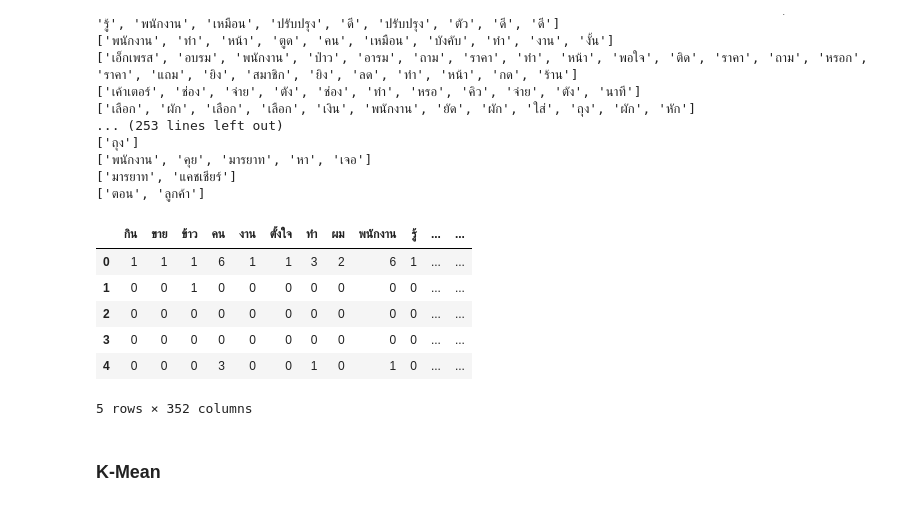
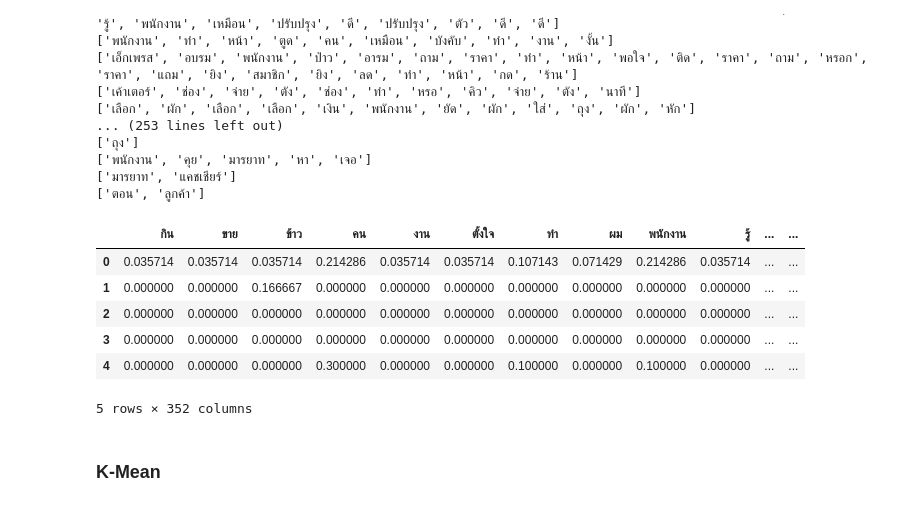
Before and after one commit to kanoonsantikul/online-opinion-topic-clustering, a Jupyter notebook: src/K-Mean.ipynb, the cells around one changed output. Cells and saved outputs as stored; diff of their text form; code cells hidden in the pictures.

Commit message:
k-mean - normalize bag of words by document size

```diff
--- a/src/K-Mean.ipynb
+++ b/src/K-Mean.ipynb
@@ -94,20 +94,24 @@ idx_corpus = temp_corpus
 # %%
 unique_words = [dictionary[id] for id in range(len(dictionary))]
 
-array = numpy.zeros((len_corpus, len(unique_words)), dtype=int)
-for i, vector in enumerate(idx_corpus):
-    for word in vector:
+array = numpy.zeros((len_corpus, len(unique_words)), dtype=float)
+for i, doc in enumerate(idx_corpus):
+    for word in doc:
         array[i, dictionary.token2id[word]] += 1
 
-word_vectors = pandas.DataFrame(array, columns=unique_words, dtype=int)
-word_vectors.head()
+    ## normalization
+    if len(doc) != 0:
+        array[i] = numpy.divide(array[i], len(doc))
+
+bow_corpus = pandas.DataFrame(array, columns=unique_words, dtype=float)
+bow_corpus.head()
 # %% [output]
 |  | กิน | ขาย | ข้าว | คน | งาน | ตั้งใจ | ทำ | ผม | พนักงาน | รู้ | ... | ... |
-| 0 | 1 | 1 | 1 | 6 | 1 | 1 | 3 | 2 | 6 | 1 | ... | ... |
-| 1 | 0 | 0 | 1 | 0 | 0 | 0 | 0 | 0 | 0 | 0 | ... | ... |
-| 2 | 0 | 0 | 0 | 0 | 0 | 0 | 0 | 0 | 0 | 0 | ... | ... |
-| 3 | 0 | 0 | 0 | 0 | 0 | 0 | 0 | 0 | 0 | 0 | ... | ... |
-| 4 | 0 | 0 | 0 | 3 | 0 | 0 | 1 | 0 | 1 | 0 | ... | ... |
+| 0 | 0.035714 | 0.035714 | 0.035714 | 0.214286 | 0.035714 | 0.035714 | 0.107143 | 0.071429 | 0.214286 | 0.035714 | ... | ... |
+| 1 | 0.000000 | 0.000000 | 0.166667 | 0.000000 | 0.000000 | 0.000000 | 0.000000 | 0.000000 | 0.000000 | 0.000000 | ... | ... |
+| 2 | 0.000000 | 0.000000 | 0.000000 | 0.000000 | 0.000000 | 0.000000 | 0.000000 | 0.000000 | 0.000000 | 0.000000 | ... | ... |
+| 3 | 0.000000 | 0.000000 | 0.000000 | 0.000000 | 0.000000 | 0.000000 | 0.000000 | 0.000000 | 0.000000 | 0.000000 | ... | ... |
+| 4 | 0.000000 | 0.000000 | 0.000000 | 0.300000 | 0.000000 | 0.000000 | 0.100000 | 0.000000 | 0.100000 | 0.000000 | ... | ... |
 5 rows × 352 columns
 # %% [markdown]
 ### K-Mean
```
Also changed, not shown: parts of 17 cells of this notebook.
